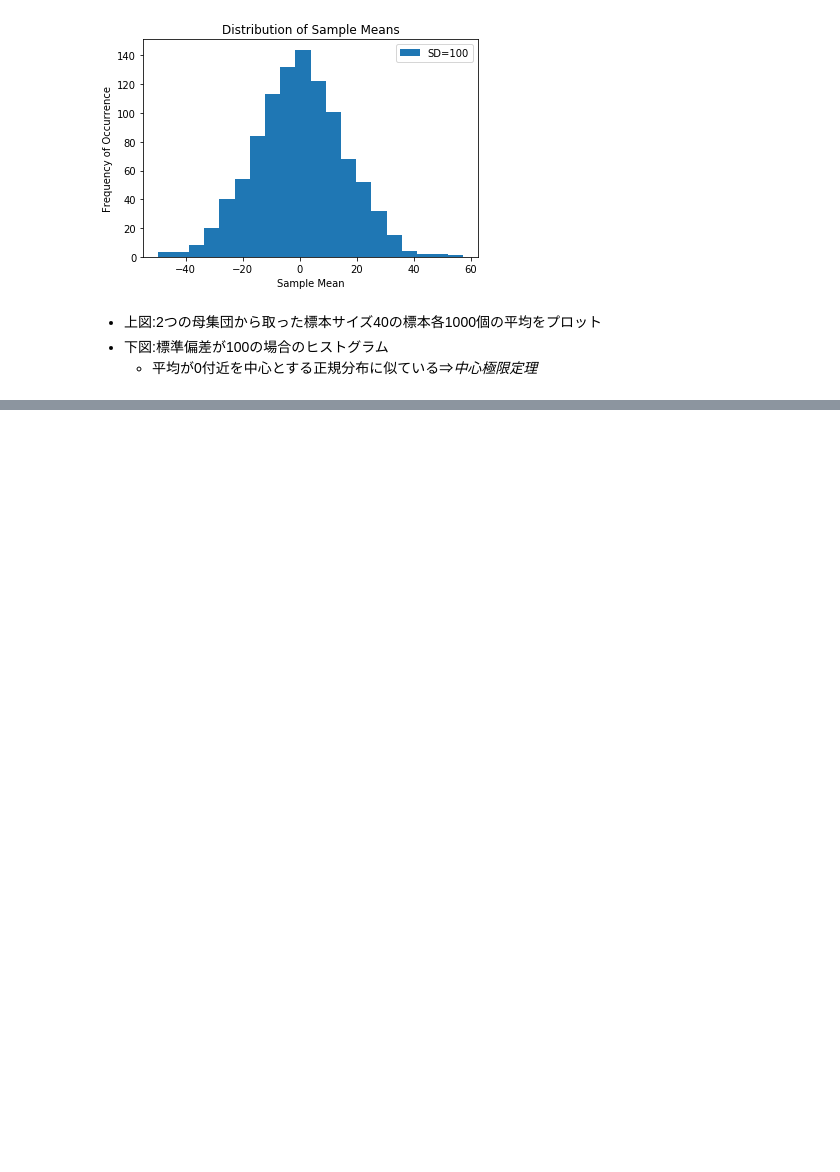
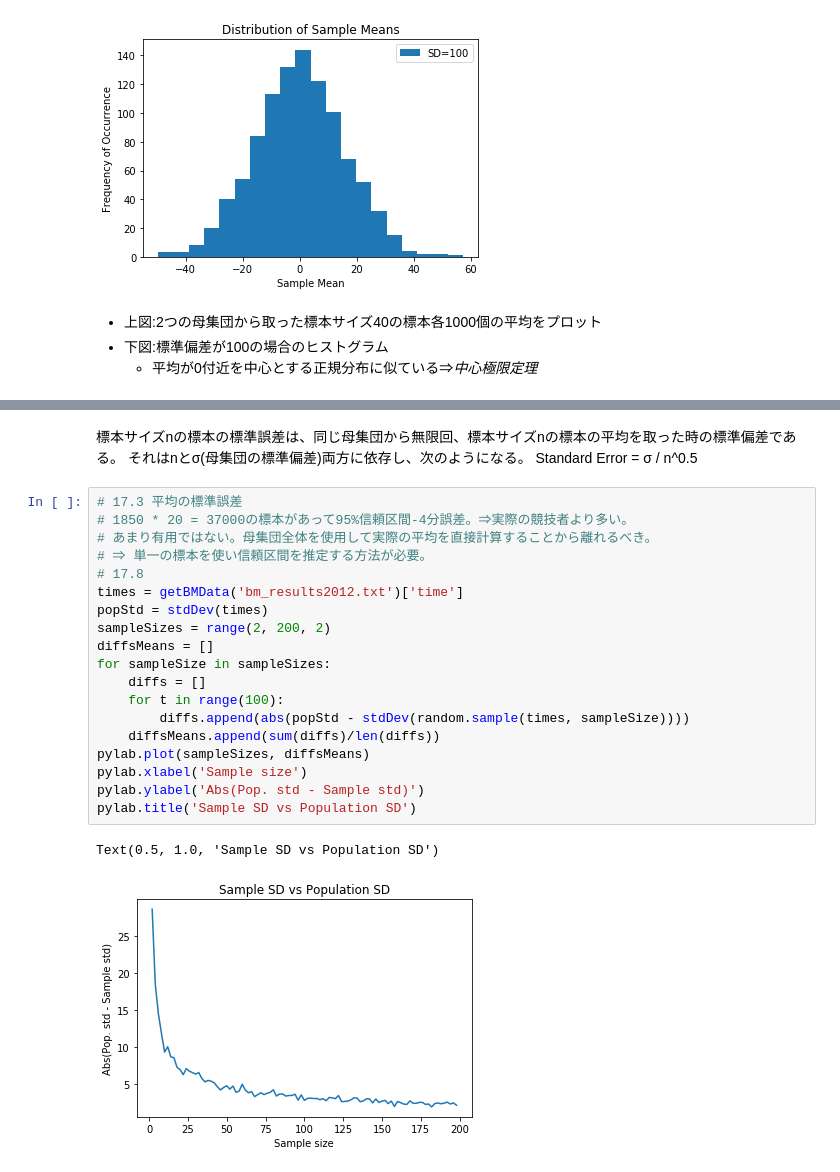
Before and after one commit to Tatsuro0726/MIT_DS, a Jupyter notebook: practice_Ch17.ipynb, the cells around one changed output, grey strips where cells are left out. Saved outputs shown, nothing was run; the diff lists cells and outputs as text; blank space fills up the shorter version.

```diff
--- a/practice_Ch17.ipynb
+++ b/practice_Ch17.ipynb
@@ -133,0 +194,26 @@ pylab.legend()
+# %% [markdown]
+標本サイズnの標本の標準誤差は、同じ母集団から無限回、標本サイズnの標本の平均を取った時の標準偏差である。
+それはnとσ(母集団の標準偏差)両方に依存し、次のようになる。
+Standard Error = σ / n^0.5
+# %%
+# 17.3 平均の標準誤差
+# 1850 * 20 = 37000の標本があって95%信頼区間-4分誤差。⇒実際の競技者より多い。
+# あまり有用ではない。母集団全体を使用して実際の平均を直接計算することから離れるべき。
+# ⇒ 単一の標本を使い信頼区間を推定する方法が必要。
+# 17.8
+times = getBMData('bm_results2012.txt')['time']
+popStd = stdDev(times)
+sampleSizes = range(2, 200, 2)
+diffsMeans = []
+for sampleSize in sampleSizes:
+    diffs = []
+    for t in range(100):
+        diffs.append(abs(popStd - stdDev(random.sample(times, sampleSize))))
+    diffsMeans.append(sum(diffs)/len(diffs))
+pylab.plot(sampleSizes, diffsMeans)
+pylab.xlabel('Sample size')
+pylab.ylabel('Abs(Pop. std - Sample std)')
+pylab.title('Sample SD vs Population SD')
+# %% [output]
+Text(0.5, 1.0, 'Sample SD vs Population SD')
+[figure, added]
```
Also changed, not shown: parts of 6 cells of this notebook.
